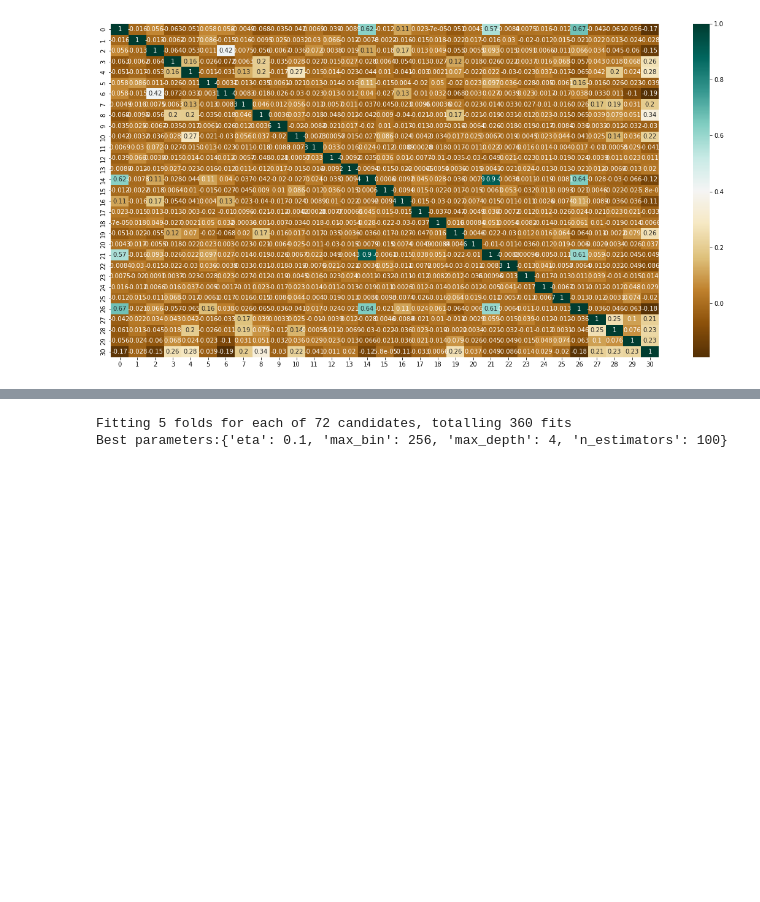
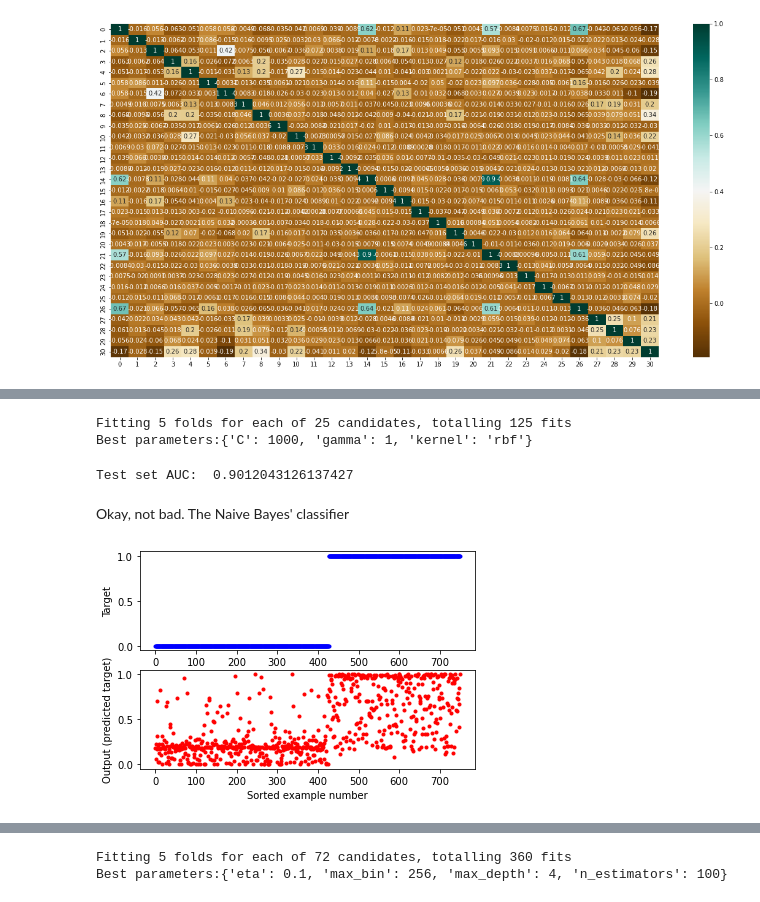
Before and after one commit to robbiehammond/Case-Study-1, a Jupyter notebook: EDA.ipynb, the cells around one changed output, grey strips where cells are left out. Cells and saved outputs as stored; diff of their text form; code cells hidden in the pictures; blank space fills up the shorter version.

```diff
--- a/EDA.ipynb
+++ b/EDA.ipynb
@@ -93,0 +73,8 @@ Fitting 5 folds for each of 72 candidates, totalling 360 fits
+# %%
+# defining parameter range
+param_grid = {'C': [0.1, 1, 10, 100, 1000],
+              'gamma': [1, 0.1, 0.01, 0.001, 0.0001],
+              'kernel': ['rbf']}
+
+svm = GridSearchCV(SVC(), param_grid, refit = True, verbose = 1)
+print("10-fold cross-validation mean AUC: ", np.mean(aucCV(trainFeatures,trainLabels, model=svm)))
@@ -93,0 +93,33 @@ Fitting 5 folds for each of 72 candidates, totalling 360 fits
+# %%
+# fitting the model for grid search
+svm.fit(trainFeatures, trainLabels)
+print("Best parameters:{}".format(svm.best_params_))
+# %% [output]
+Fitting 5 folds for each of 25 candidates, totalling 125 fits
+Best parameters:{'C': 1000, 'gamma': 1, 'kernel': 'rbf'}
+# %%
+clf = SVC(C=1000, gamma=1, kernel='rbf', probability=True)
+# Fit classifier to training data
+clf.fit(trainFeatures, trainLabels)
+# Test on testing set
+testOutputs = predictTest(trainFeatures,trainLabels,testFeatures, model=clf)
+print("Test set AUC: ", roc_auc_score(testLabels,testOutputs))
+# %% [output]
+Test set AUC:  0.9012043126137427
+# %% [markdown]
+Okay, not bad. The Naive Bayes' classifier
+# %%
+# Examine outputs compared to labels (code from Kevin S. Xu)
+sortIndex = np.argsort(testLabels)
+nTestExamples = testLabels.size
+plt.subplot(2,1,1)
+plt.plot(np.arange(nTestExamples),testLabels[sortIndex],'b.')
+plt.xlabel('Sorted example number')
+plt.ylabel('Target')
+plt.subplot(2,1,2)
+plt.plot(np.arange(nTestExamples),testOutputs[sortIndex],'r.')
+plt.xlabel('Sorted example number')
+plt.ylabel('Output (predicted target)')
+plt.show()
+# %% [output]
+[figure, added]
```
Also changed, not shown: parts of 10 cells of this notebook, 3 other files.
